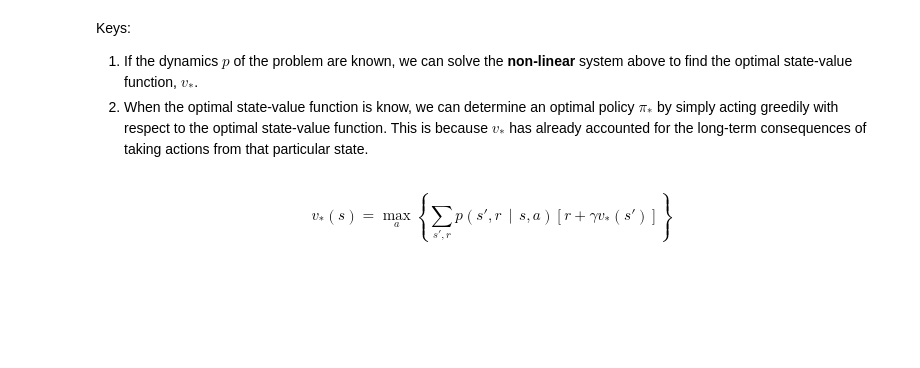
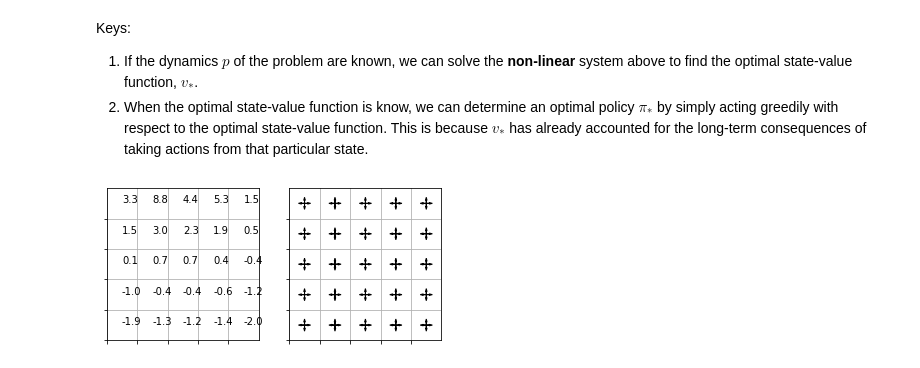
Before and after one commit to StanleyTuz/reinforcement-learning, a Jupyter notebook: sutton_barto/ch03/ch03.ipynb, the cells around one changed output. Saved outputs shown, nothing was run; the diff lists cells and outputs as text; code cells hidden in the pictures; blank space fills up the shorter version.

```diff
--- a/sutton_barto/ch03/ch03.ipynb
+++ b/sutton_barto/ch03/ch03.ipynb
@@ -112,2 +89,19 @@ sym = [sympy.Symbol(f"v({s})") for s in states]
-# %% [markdown]
-$$ v_*\left(s\right) = \max_a\left\{ \sum_{s', r} p\left(s', r\, \middle| \, s, a\right) \left[r + \gamma v_*\left(s'\right)\right] \right\} $$
+# %%
+import numpy as np
+import matplotlib.pyplot as plt
+import objects
+
+policy = objects.get_policy_epr()
+dynamics = objects.get_dynamics()
+gamma = 0.9
+
+
+fig, ax = plt.subplots(ncols=2)
+
+# Plot the value function and the policy for the
+# equi-probable random policy
+v = objects.calc_sv_exact(policy, dynamics, gamma)
+objects.plot_v(v, ax[0])
+objects.plot_policy(policy, ax[1])
+# %% [output]
+[figure, added]
```
Also changed, not shown: parts of 23 cells of this notebook, 1 other file.
